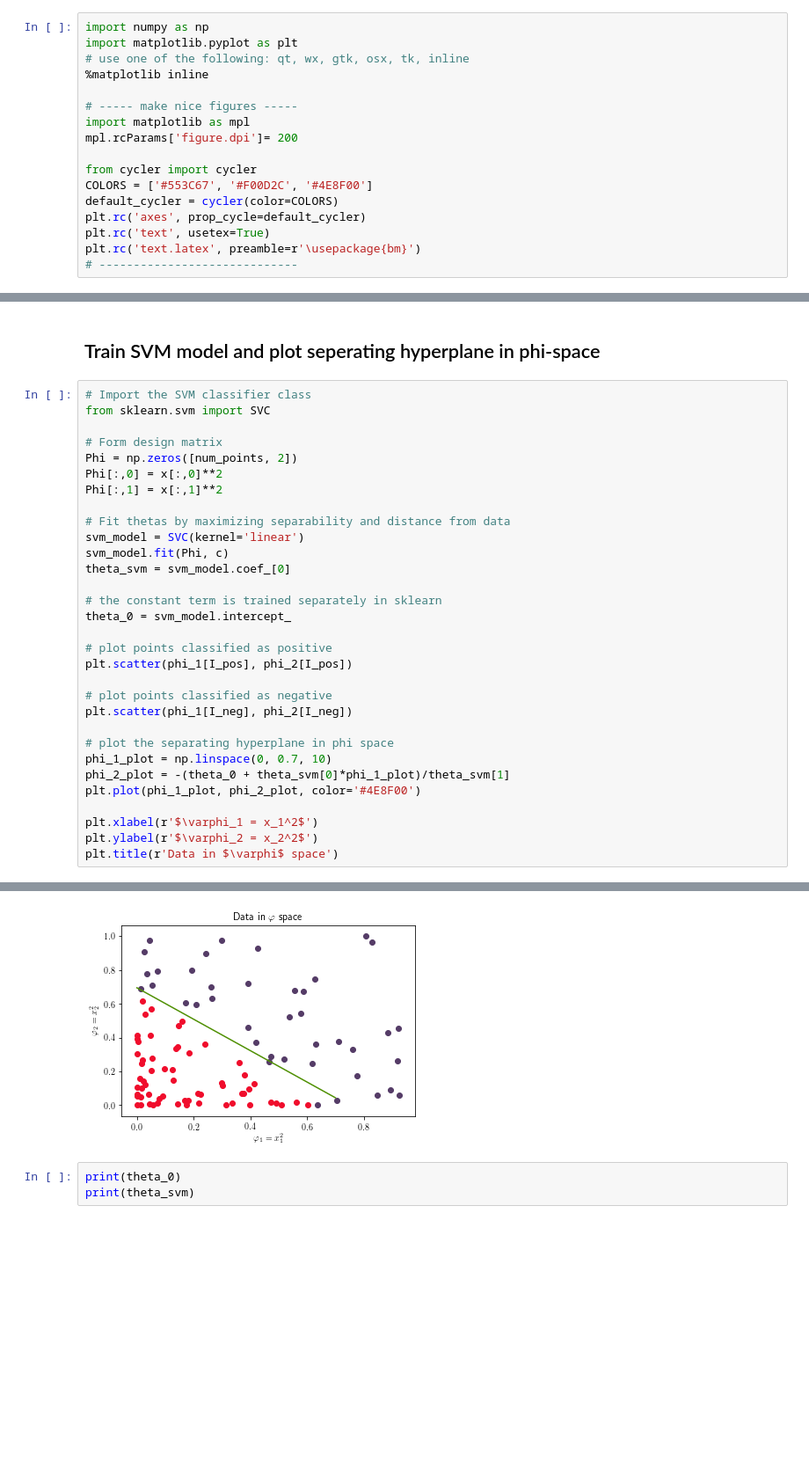
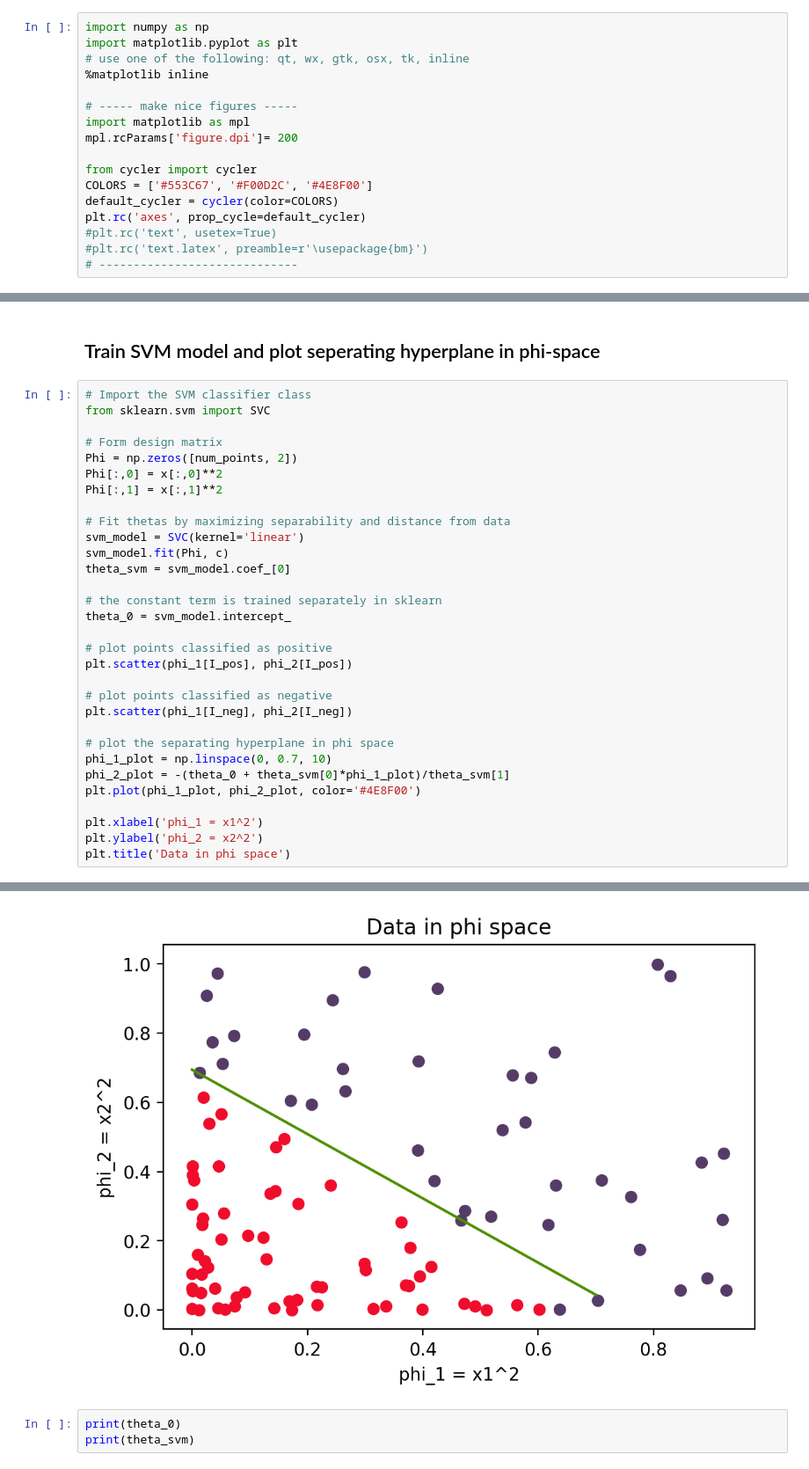
Before and after one commit to krisreyes/mdi504-F19-notebooks, a Jupyter notebook: Lecture 22 - Support Vector Machines.ipynb, the cells around one changed output, grey strips where cells are left out. Shown: that part at 88% size. Cells and saved outputs as stored; diff of their text form; blank space fills up the shorter version.

```diff
--- a/Lecture 22 - Support Vector Machines.ipynb
+++ b/Lecture 22 - Support Vector Machines.ipynb
@@ -12,8 +12,8 @@ from cycler import cycler
 COLORS = ['#553C67', '#F00D2C', '#4E8F00']
 default_cycler = cycler(color=COLORS)
 plt.rc('axes', prop_cycle=default_cycler)
-plt.rc('text', usetex=True)
-plt.rc('text.latex', preamble=r'\usepackage{bm}')
+#plt.rc('text', usetex=True)
+#plt.rc('text.latex', preamble=r'\usepackage{bm}')
 # -----------------------------
 # %% [markdown]
 ## Load and plot the data in x space.
@@ -88,7 +88,7 @@ phi_1_plot = np.linspace(0, 0.7, 10)
 phi_2_plot = -(theta_0 + theta_svm[0]*phi_1_plot)/theta_svm[1]
 plt.plot(phi_1_plot, phi_2_plot, color='#4E8F00')
 
-plt.xlabel(r'$\varphi_1 = x_1^2$')
-plt.ylabel(r'$\varphi_2 = x_2^2$')
-plt.title(r'Data in $\varphi$ space')
+plt.xlabel('phi_1 = x1^2')
+plt.ylabel('phi_2 = x2^2')
+plt.title('Data in phi space')
 # %% [output]
@@ -96,4 +96,4 @@ Text(0.5, 1.0, 'Data in $\\varphi$ space')
-[figure, old version]
+[figure, new version]
 # %%
 print(theta_0)
 print(theta_svm)
```
Also changed, not shown: parts of 7 cells of this notebook.
